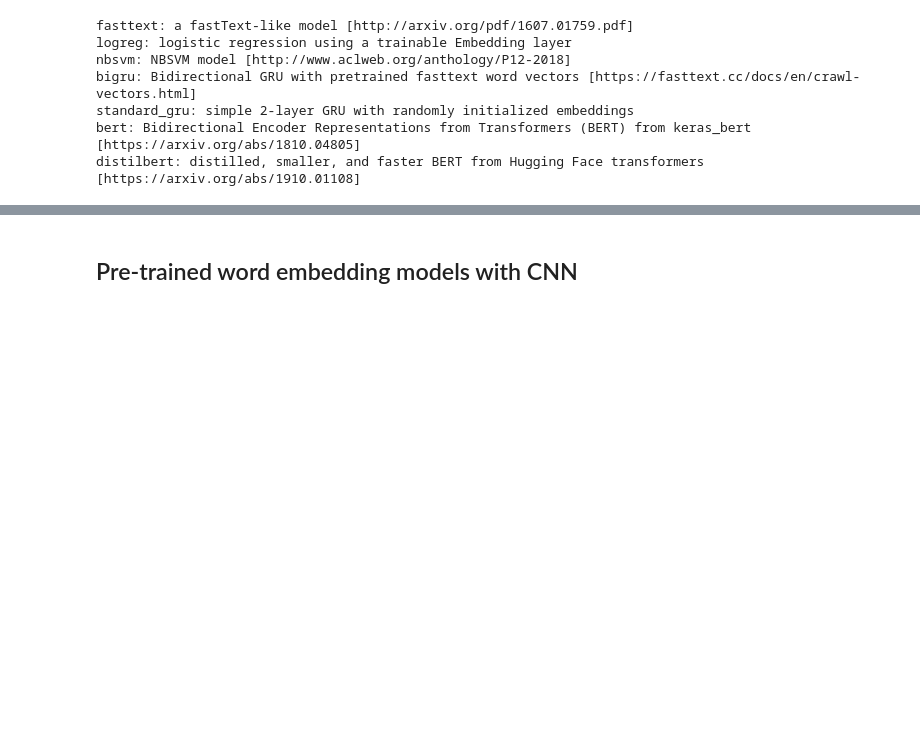
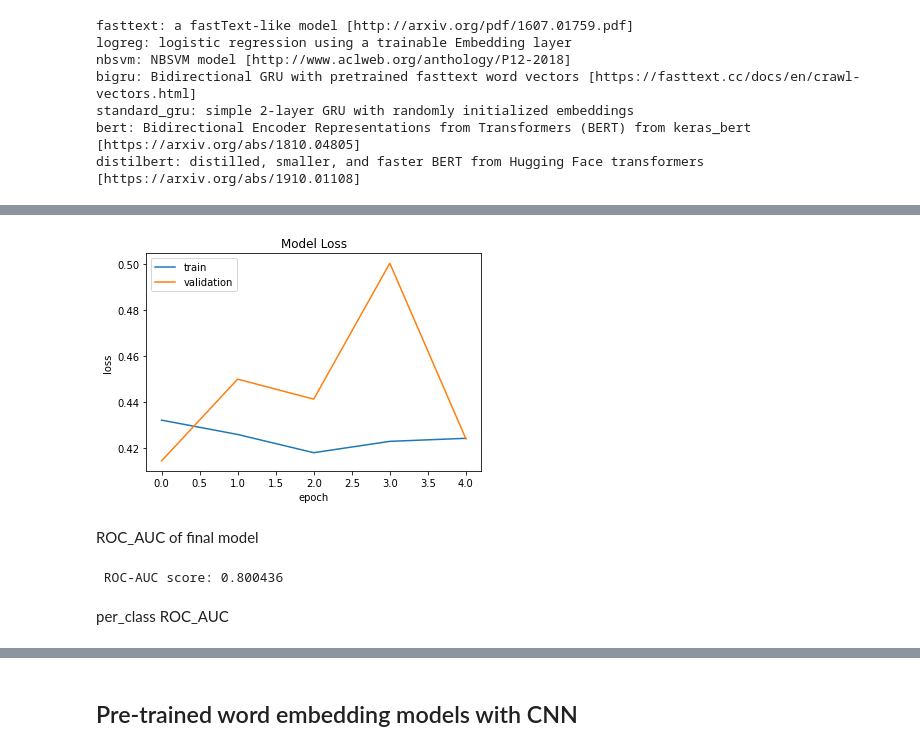
Before and after one commit to mvdheram/Stereotypical-Social-bias-detection-, a Jupyter notebook: Machine_learning_classifiers_(Baselines).ipynb, the cells around one changed output, grey strips where cells are left out. Saved outputs shown, nothing was run; the diff lists cells and outputs as text; code cells hidden in the pictures; blank space fills up the shorter version.

```diff
--- a/Machine_learning_classifiers_(Baselines).ipynb
+++ b/Machine_learning_classifiers_(Baselines).ipynb
@@ -174,0 +298,4 @@ model = text.text_classifier('nbsvm',)
+# %%
+learner.plot('loss')
+# %% [output]
+[figure, added]
@@ -174,0 +305,9 @@ model = text.text_classifier('nbsvm',)
+# %% [markdown]
+ROC_AUC of final model
+# %%
+score = roc_auc_score(test_df_labels, test_pred)
+print("\n ROC-AUC score: %.6f \n" % (score))
+# %% [output]
+ ROC-AUC score: 0.800436
+# %% [markdown]
+per_class ROC_AUC
```
Also changed, not shown: parts of 67 cells of this notebook.
